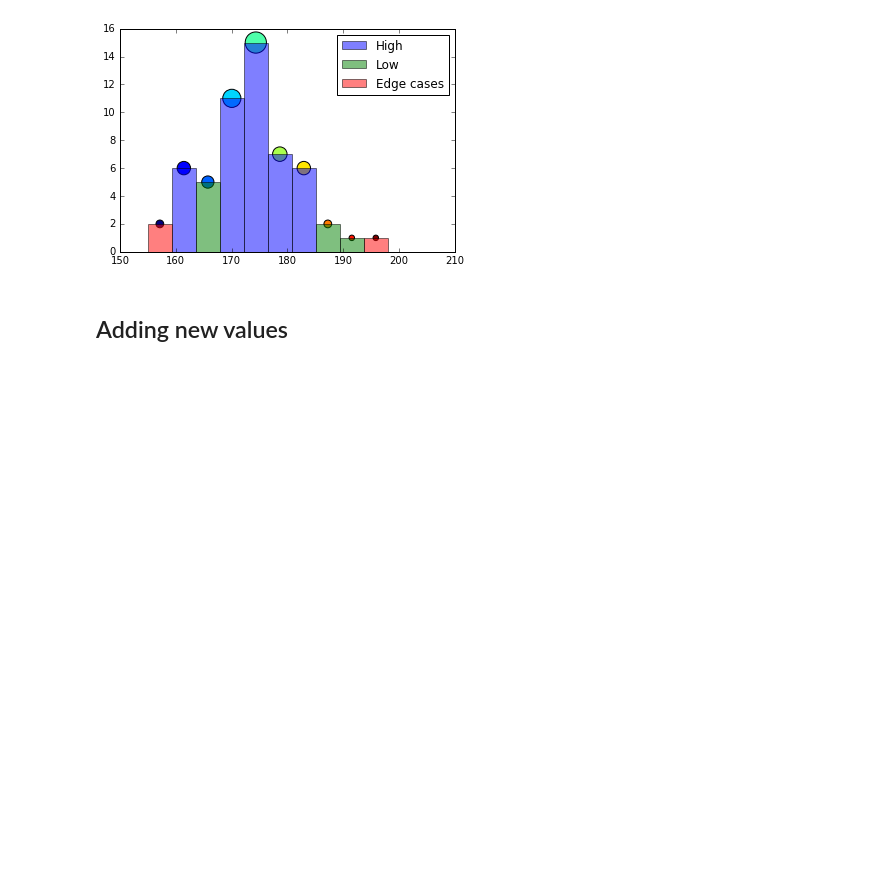
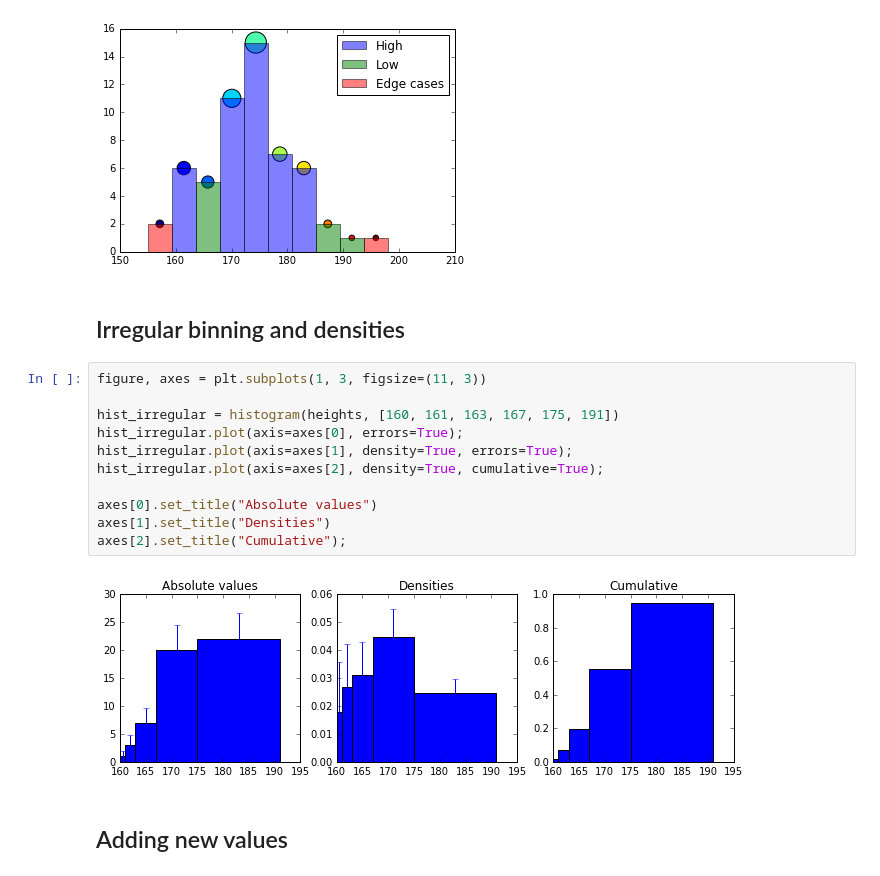
Before and after one commit to janpipek/physt, a Jupyter notebook: doc/Tutorial.ipynb, the cells around one changed output. Saved outputs shown, nothing was run; the diff lists cells and outputs as text; blank space fills up the shorter version.

```diff
--- a/doc/Tutorial.ipynb
+++ b/doc/Tutorial.ipynb
@@ -94,6 +94,21 @@ hist.plot(histtype="scatter", axis=axis, c=range(hist.bin_count), s=hist.frequen
 axis.legend();
 # %% [output]
 [figure]
+# %% [markdown]
+## Irregular binning and densities
+# %%
+figure, axes = plt.subplots(1, 3, figsize=(11, 3))
+
+hist_irregular = histogram(heights, [160, 161, 163, 167, 175, 191])
+hist_irregular.plot(axis=axes[0], errors=True);
+hist_irregular.plot(axis=axes[1], density=True, errors=True);
+hist_irregular.plot(axis=axes[2], density=True, cumulative=True);
+
+axes[0].set_title("Absolute values")
+axes[1].set_title("Densities")
+axes[2].set_title("Cumulative");
+# %% [output]
+[figure, added]
 # %% [markdown]
 ## Adding new values
 # %% [markdown]
```
Also changed, not shown: parts of 11 cells of this notebook.
